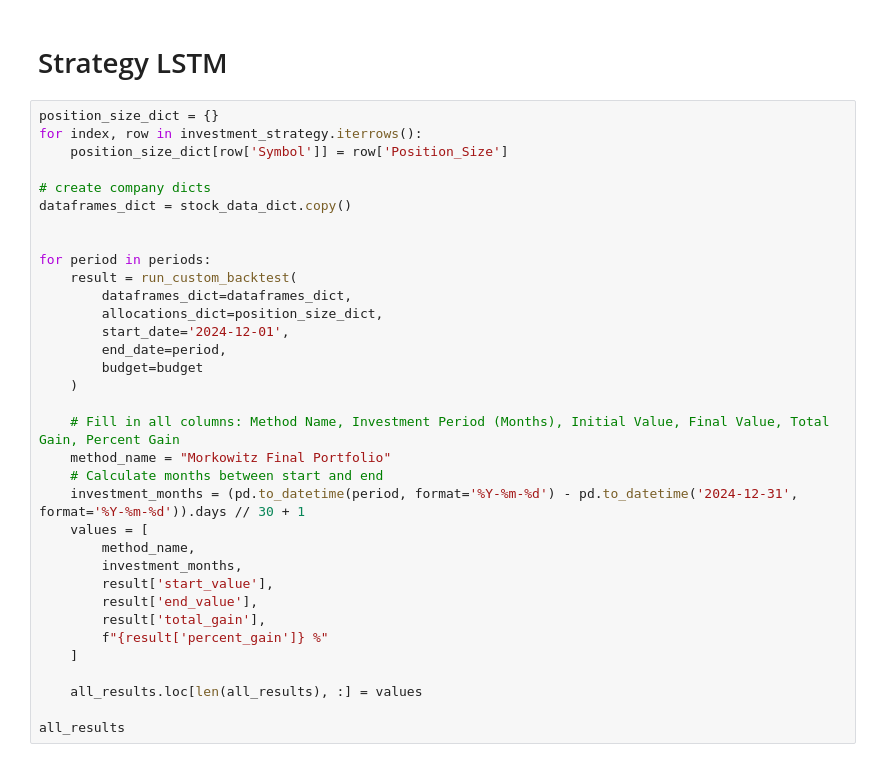
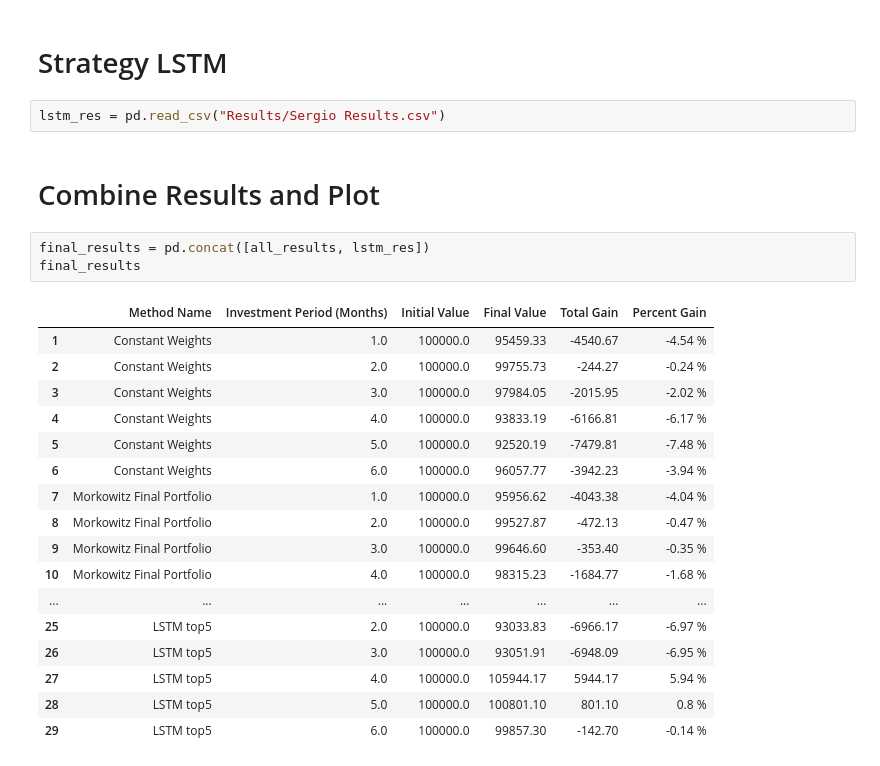
Before and after one commit to khalilvandian/portfolio_management, a Jupyter notebook: report.ipynb, the cells around one changed output. Drawn from its saved outputs; the diff is of its cells as text.

```diff
--- a/report.ipynb
+++ b/report.ipynb
@@ -587,37 +590,28 @@ all_results
 | 24 | Min Variance Portfolio | 6.0 | 100000.0 | 97818.83 | -2181.17 | -2.18 % |
 # %% [markdown]
 # Strategy LSTM
-# %%
-position_size_dict = {}
-for index, row in investment_strategy.iterrows():
-    position_size_dict[row['Symbol']] = row['Position_Size']
-
-# create company dicts
-dataframes_dict = stock_data_dict.copy()
-
-
-for period in periods:
-    result = run_custom_backtest(
-        dataframes_dict=dataframes_dict,
-        allocations_dict=position_size_dict,
-        start_date='2024-12-01',
-        end_date=period,
-        budget=budget
-    )
-
-    # Fill in all columns: Method Name, Investment Period (Months), Initial Value, Final Value, Total Gain, Percent Gain
-    method_name = "Morkowitz Final Portfolio"
-    # Calculate months between start and end
-    investment_months = (pd.to_datetime(period, format='%Y-%m-%d') - pd.to_datetime('2024-12-31', format='%Y-%m-%d')).days // 30 + 1
-    values = [
-        method_name,
-        investment_months,
-        result['start_value'],
-        result['end_value'],
-        result['total_gain'],
-        f"{result['percent_gain']} %"
-    ]
-
-    all_results.loc[len(all_results), :] = values
-
-all_results
+# %%
+lstm_res = pd.read_csv("Results/Sergio Results.csv")
+# %% [markdown]
+# Combine Results and Plot
+# %%
+final_results = pd.concat([all_results, lstm_res])
+final_results
+# %% [output]
+|  | Method Name | Investment Period (Months) | Initial Value | Final Value | Total Gain | Percent Gain |
+| 1 | Constant Weights | 1.0 | 100000.0 | 95459.33 | -4540.67 | -4.54 % |
+| 2 | Constant Weights | 2.0 | 100000.0 | 99755.73 | -244.27 | -0.24 % |
+| 3 | Constant Weights | 3.0 | 100000.0 | 97984.05 | -2015.95 | -2.02 % |
+| 4 | Constant Weights | 4.0 | 100000.0 | 93833.19 | -6166.81 | -6.17 % |
+| 5 | Constant Weights | 5.0 | 100000.0 | 92520.19 | -7479.81 | -7.48 % |
+| 6 | Constant Weights | 6.0 | 100000.0 | 96057.77 | -3942.23 | -3.94 % |
+| 7 | Morkowitz Final Portfolio | 1.0 | 100000.0 | 95956.62 | -4043.38 | -4.04 % |
+| 8 | Morkowitz Final Portfolio | 2.0 | 100000.0 | 99527.87 | -472.13 | -0.47 % |
+| 9 | Morkowitz Final Portfolio | 3.0 | 100000.0 | 99646.60 | -353.40 | -0.35 % |
+| 10 | Morkowitz Final Portfolio | 4.0 | 100000.0 | 98315.23 | -1684.77 | -1.68 % |
+| ... | ... | ... | ... | ... | ... | ... |
+| 25 | LSTM top5 | 2.0 | 100000.0 | 93033.83 | -6966.17 | -6.97 % |
+| 26 | LSTM top5 | 3.0 | 100000.0 | 93051.91 | -6948.09 | -6.95 % |
+| 27 | LSTM top5 | 4.0 | 100000.0 | 105944.17 | 5944.17 | 5.94 % |
+| 28 | LSTM top5 | 5.0 | 100000.0 | 100801.10 | 801.10 | 0.8 % |
+| 29 | LSTM top5 | 6.0 | 100000.0 | 99857.30 | -142.70 | -0.14 % |
```
Also changed, not shown: parts of 3 cells of this notebook, 6 other files.
